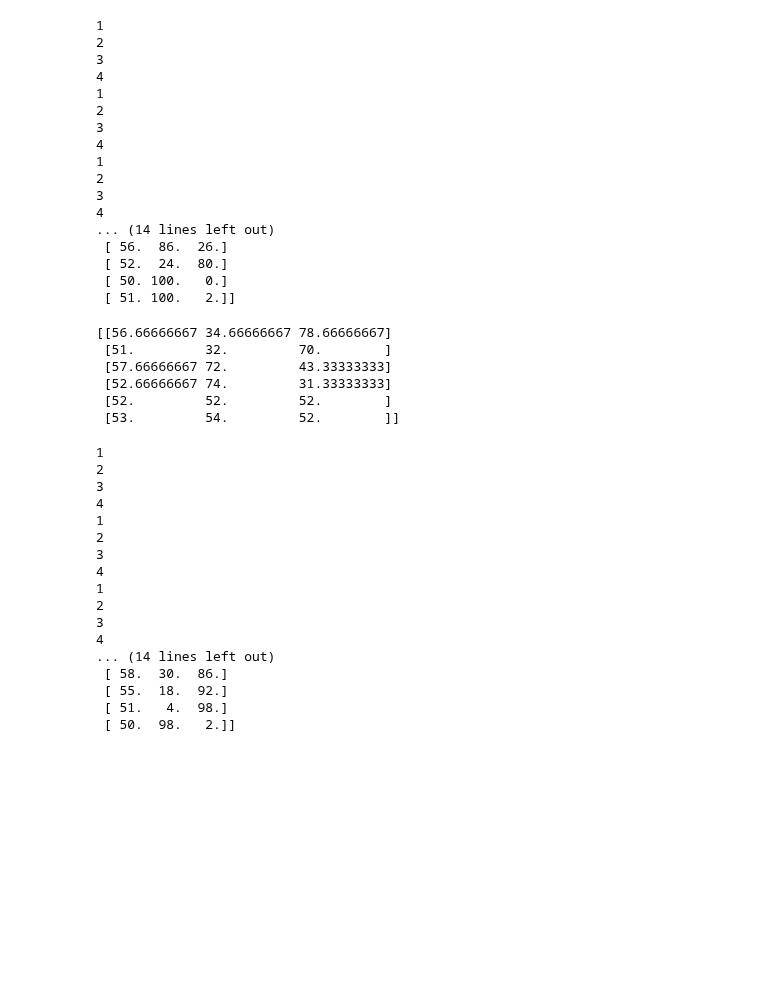
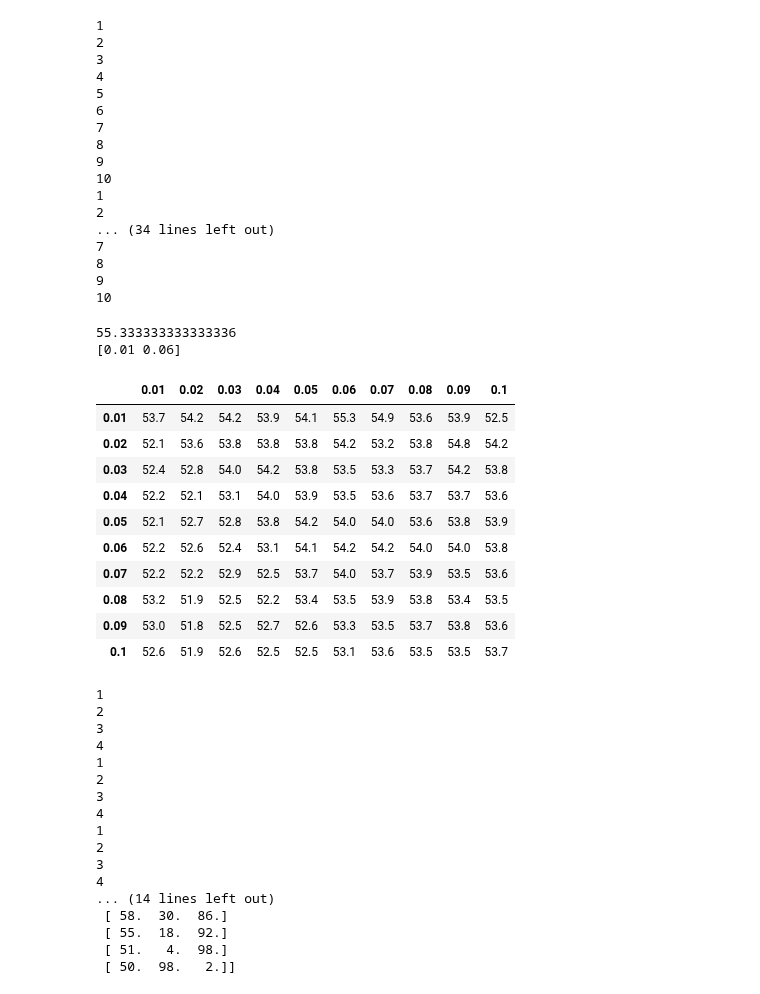
Before and after one commit to kotatakehara/BCI, a Jupyter notebook: SGRM_develop/SGRM_function_change.ipynb, the cells around one changed output. Drawn from its saved outputs; the diff is of its cells as text; code cells hidden in the pictures; blank space fills up the shorter version.

```diff
--- a/SGRM_develop/SGRM_function_change.ipynb
+++ b/SGRM_develop/SGRM_function_change.ipynb
@@ -349,67 +343,78 @@ print(probability_2)
 # %%
 #train=30,test=40で分類を行った結果
 probability = np.array([])
-temp,temp1,temp2 = SGRM_test("feat_2a_250Hz_20/feat_left_A01T_20.txt","feat_2a_250Hz_20/feat_right_A01T_20.txt","feat_2a_250Hz_Test/feat_test_left_A01E.txt","feat_2a_250Hz_Test/feat_test_right_A01E.txt"
+temp,temp1,temp2,weight_1 = SGRM_test("feat_2a_250Hz_20_test/feat_left_A01T_20_K0.txt","feat_2a_250Hz_20_test/feat_right_A01T_20_K0.txt","feat_2a_250Hz_20_test/feat_test_left_A01T_20.txt","feat_2a_250Hz_20_test/feat_test_right_A01T_20.txt"
                            ,"feat_2a_250Hz_30_3/feat_left_A02T_30.txt","feat_2a_250Hz_30_3/feat_right_A02T_30.txt","feat_2a_250Hz_30_3/feat_left_A03T_30.txt","feat_2a_250Hz_30_3/feat_right_A03T_30.txt"
                            ,"feat_2a_250Hz_30_3/feat_left_A09T_30.txt","feat_2a_250Hz_30_3/feat_right_A09T_30.txt")
 temp_l = np.array([temp,temp1,temp2])
 probability = np.append(probability,temp_l,axis=0)
-temp,temp1,temp2 = SGRM_test("feat_2a_250Hz_20/feat_left_A02T_20.txt","feat_2a_250Hz_20/feat_right_A02T_20.txt","feat_2a_250Hz_Test/feat_test_left_A02E.txt","feat_2a_250Hz_Test/feat_test_right_A02E.txt"
+temp,temp1,temp2,weight_2 = SGRM_test("feat_2a_250Hz_20_test/feat_left_A02T_20_K0.txt","feat_2a_250Hz_20_test/feat_right_A02T_20_K0.txt","feat_2a_250Hz_20_test/feat_test_left_A02T_20.txt","feat_2a_250Hz_20_test/feat_test_right_A02T_20.txt"
                            ,"feat_2a_250Hz_30_3/feat_left_A01T_30.txt","feat_2a_250Hz_30_3/feat_right_A01T_30.txt","feat_2a_250Hz_30_3/feat_left_A03T_30.txt","feat_2a_250Hz_30_3/feat_right_A03T_30.txt"
                            ,"feat_2a_250Hz_30_3/feat_left_A09T_30.txt","feat_2a_250Hz_30_3/feat_right_A09T_30.txt")
 temp_l = np.array([temp,temp1,temp2])
 probability = np.append(probability,temp_l,axis=0)
-temp,temp1,temp2 = SGRM_test("feat_2a_250Hz_20/feat_left_A03T_20.txt","feat_2a_250Hz_20/feat_right_A03T_20.txt","feat_2a_250Hz_Test/feat_test_left_A03E.txt","feat_2a_250Hz_Test/feat_test_right_A03E.txt"
+temp,temp1,temp2,weight_3 = SGRM_test("feat_2a_250Hz_20_test/feat_left_A03T_20_K0.txt","feat_2a_250Hz_20_test/feat_right_A03T_20_K0.txt","feat_2a_250Hz_20_test/feat_test_left_A03T_20.txt","feat_2a_250Hz_20_test/feat_test_right_A03T_20.txt"
                            ,"feat_2a_250Hz_30_3/feat_left_A02T_30.txt","feat_2a_250Hz_30_3/feat_right_A02T_30.txt","feat_2a_250Hz_30_3/feat_left_A01T_30.txt","feat_2a_250Hz_30_3/feat_right_A01T_30.txt"
                            ,"feat_2a_250Hz_30_3/feat_left_A09T_30.txt","feat_2a_250Hz_30_3/feat_right_A09T_30.txt")
 temp_l = np.array([temp,temp1,temp2])
 probability = np.append(probability,temp_l,axis=0)
-temp,temp1,temp2 = SGRM_test("feat_2a_250Hz_30_3/feat_left_A07T_30.txt","feat_2a_250Hz_30_3/feat_right_A07T_30.txt","feat_2a_250Hz_Test/feat_test_left_A07E.txt","feat_2a_250Hz_Test/feat_test_right_A07E.txt"
+temp,temp1,temp2,weight_4 = SGRM_test("feat_2a_250Hz_20_test/feat_left_A07T_20_K0.txt","feat_2a_250Hz_20_test/feat_right_A07T_20_K0.txt","feat_2a_250Hz_20_test/feat_test_left_A07T_20.txt","feat_2a_250Hz_20_test/feat_test_right_A07T_20.txt"
                            ,"feat_2a_250Hz_30_3/feat_left_A03T_30.txt","feat_2a_250Hz_30_3/feat_right_A03T_30.txt"
                            ,"feat_2a_250Hz_30_3/feat_left_A01T_30.txt","feat_2a_250Hz_30_3/feat_right_A01T_30.txt","feat_2a_250Hz_30_3/feat_left_A09T_30.txt","feat_2a_250Hz_30_3/feat_right_A09T_30.txt")
 temp_l = np.array([temp,temp1,temp2])
 probability = np.append(probability,temp_l,axis=0)
-temp,temp1,temp2 = SGRM_test("feat_2a_250Hz_20/feat_left_A08T_20.txt","feat_2a_250Hz_20/feat_right_A08T_20.txt","feat_2a_250Hz_Test/feat_test_left_A08E.txt","feat_2a_250Hz_Test/feat_test_right_A08E.txt"
+temp,temp1,temp2,weight_5 = SGRM_test("feat_2a_250Hz_20_test/feat_left_A08T_20_K0.txt","feat_2a_250Hz_20_test/feat_right_A08T_20_K0.txt","feat_2a_250Hz_20_test/feat_test_left_A08T_20.txt","feat_2a_250Hz_20_test/feat_test_right_A08T_20.txt"
                            ,"feat_2a_250Hz_30_3/feat_left_A03T_30.txt","feat_2a_250Hz_30_3/feat_right_A03T_30.txt"
                            ,"feat_2a_250Hz_30_3/feat_left_A01T_30.txt","feat_2a_250Hz_30_3/feat_right_A01T_30.txt","feat_2a_250Hz_30_3/feat_left_A09T_30.txt","feat_2a_250Hz_30_3/feat_right_A09T_30.txt")
 temp_l = np.array([temp,temp1,temp2])
 probability = np.append(probability,temp_l,axis=0)
-temp,temp1,temp2 = SGRM_test("feat_2a_250Hz_20/feat_left_A09T_20.txt","feat_2a_250Hz_20/feat_right_A09T_20.txt","feat_2a_250Hz_Test/feat_test_left_A09E.txt","feat_2a_250Hz_Test/feat_test_right_A09E.txt"
-                           ,"feat_2a_250Hz_30_3/feat_left_A03T_30.txt","feat_2a_250Hz_30_3/feat_right_A03T_30.txt"
-                           ,"feat_2a_250Hz_30_3/feat_left_A01T_30.txt","feat_2a_250Hz_30_3/feat_right_A01T_30.txt","feat_2a_250Hz_30_3/feat_left_A08T_30.txt","feat_2a_250Hz_30_3/feat_right_A08T_30.txt")
-temp_l = np.array([temp,temp1,temp2])
-probability = np.append(probability,temp_l,axis=0)
 
-probability_3 = probability.reshape([6, 3])
-print(probability_3)
+probability_3 = probability.reshape([5, 3])
+weight_3t = (weight_1[:,0]+weight_2[:,0]+weight_3[:,0]+weight_4[:,0]+weight_5[:,0])/5
 # %% [output]
 1
 2
 3
 4
+5
+6
+7
+8
+9
+10
 1
 2
-3
-4
-1
-2
-3
-4
-... (14 lines left out)
- [ 56.  86.  26.]
- [ 52.  24.  80.]
- [ 50. 100.   0.]
- [ 51. 100.   2.]]
+... (34 lines left out)
+7
+8
+9
+10
 # %%
 p_average_250Hz = (probability_1+probability_2+probability_3)/3
-print(p_average_250Hz)
+weight_result = (weight_1t+weight_2t+weight_3t)/3
+max_index = np.argmax(weight_result)
+print(weight_result[max_index])
+print(weight_1[max_index,1:3])
+weight_result = weight_result.reshape([10,10])
+pd.options.display.float_format = '{:.1f}'.format
+feature1 = ["0.01","0.02","0.03","0.04","0.05","0.06","0.07","0.08","0.09","0.1"]
+name1 = ["0.01","0.02","0.03","0.04","0.05","0.06","0.07","0.08","0.09","0.1"]
+df = pd.DataFrame(weight_result,feature1,name1)
+df
 # %% [output]
-[[56.66666667 34.66666667 78.66666667]
- [51.         32.         70.        ]
- [57.66666667 72.         43.33333333]
- [52.66666667 74.         31.33333333]
- [52.         52.         52.        ]
- [53.         54.         52.        ]]
+55.333333333333336
+[0.01 0.06]
+|  | 0.01 | 0.02 | 0.03 | 0.04 | 0.05 | 0.06 | 0.07 | 0.08 | 0.09 | 0.1 |
+| 0.01 | 53.7 | 54.2 | 54.2 | 53.9 | 54.1 | 55.3 | 54.9 | 53.6 | 53.9 | 52.5 |
+| 0.02 | 52.1 | 53.6 | 53.8 | 53.8 | 53.8 | 54.2 | 53.2 | 53.8 | 54.8 | 54.2 |
+| 0.03 | 52.4 | 52.8 | 54.0 | 54.2 | 53.8 | 53.5 | 53.3 | 53.7 | 54.2 | 53.8 |
+| 0.04 | 52.2 | 52.1 | 53.1 | 54.0 | 53.9 | 53.5 | 53.6 | 53.7 | 53.7 | 53.6 |
+| 0.05 | 52.1 | 52.7 | 52.8 | 53.8 | 54.2 | 54.0 | 54.0 | 53.6 | 53.8 | 53.9 |
+| 0.06 | 52.2 | 52.6 | 52.4 | 53.1 | 54.1 | 54.2 | 54.2 | 54.0 | 54.0 | 53.8 |
+| 0.07 | 52.2 | 52.2 | 52.9 | 52.5 | 53.7 | 54.0 | 53.7 | 53.9 | 53.5 | 53.6 |
+| 0.08 | 53.2 | 51.9 | 52.5 | 52.2 | 53.4 | 53.5 | 53.9 | 53.8 | 53.4 | 53.5 |
+| 0.09 | 53.0 | 51.8 | 52.5 | 52.7 | 52.6 | 53.3 | 53.5 | 53.7 | 53.8 | 53.6 |
+| 0.1 | 52.6 | 51.9 | 52.6 | 52.5 | 52.5 | 53.1 | 53.6 | 53.5 | 53.5 | 53.7 |
 # %%
 #train=30,test=40で分類を行った結果
 probability = np.array([])
```
Also changed, not shown: parts of 3 cells of this notebook.
